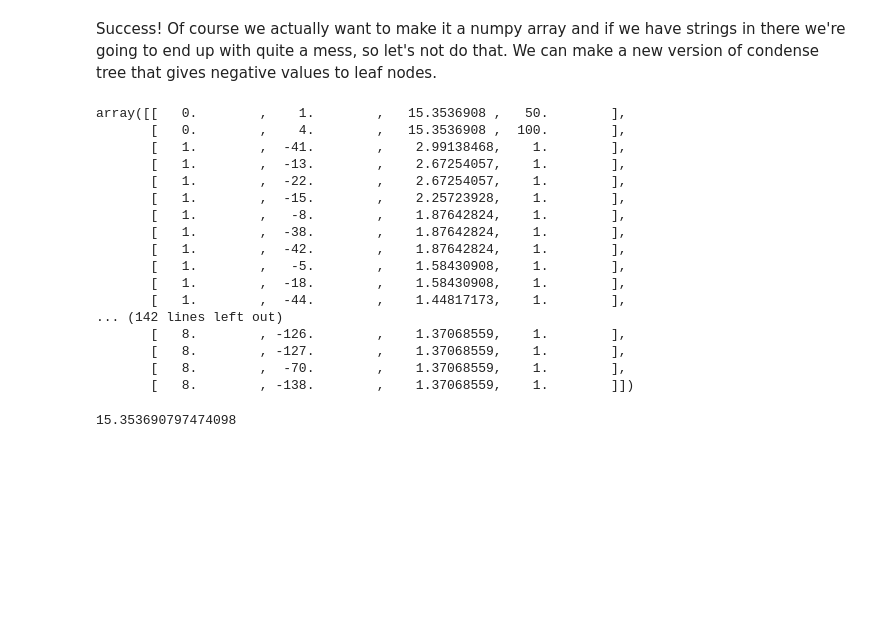
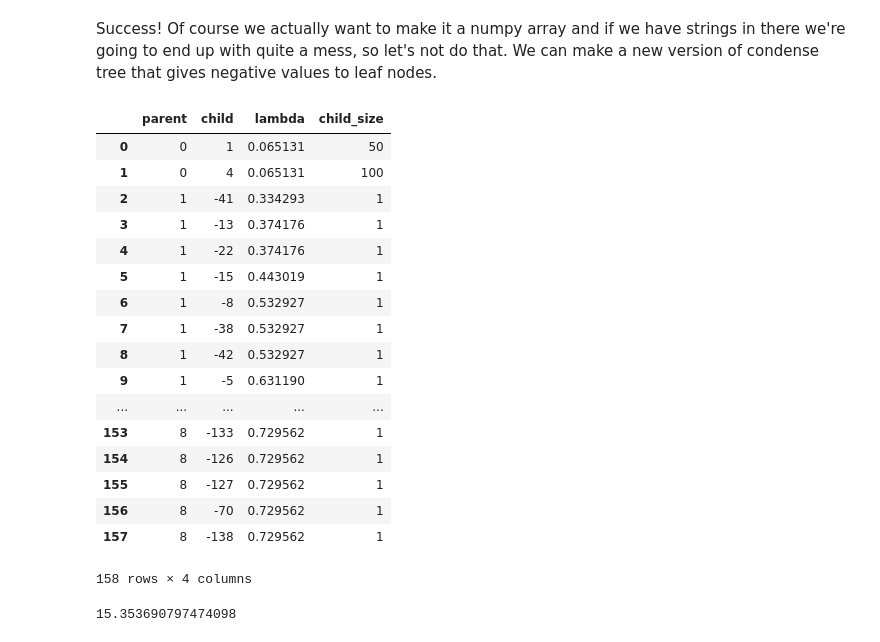
Before and after one commit to scikit-learn-contrib/hdbscan, a Jupyter notebook: ClusterTree-Copy1.ipynb, the cells around one changed output. Drawn from its saved outputs; the diff is of its cells as text; code cells hidden in the pictures; blank space fills up the shorter version.

Commit message:
Make it all pandas dataframe compatible

```diff
--- a/ClusterTree-Copy1.ipynb
+++ b/ClusterTree-Copy1.ipynb
@@ -106,16 +106,20 @@ condensed, final_id = condense_tree(hctree, 10, 0)
 Now we need to flatten the tree. The easiest way is to flatten a node into a list of parent children relations, and thn have a flatten tree function that recursively calls `flatten_node` down the whole tree.
 # %%
 def flatten_node(tree_node):
-    return [(tree_node.id, x.id, tree_node.dist, x.child_size) for x in tree_node.children
+    return [(tree_node.id, x.id, 1.0/tree_node.dist, x.child_size) for x in tree_node.children
              if tree_node.id != x.id]
 # %%
-def flatten_tree(tree):
+def flatten_tree_recursion(tree):
     if tree.is_leaf:
         return []
     result = flatten_node(tree)
     for subtree in tree.children:
-        result.extend(flatten_tree(subtree))
+        result.extend(flatten_tree_recursion(subtree))
     return result
+
+def flatten_tree(tree):
+    result = flatten_tree_recursion(tree)
+    return pd.DataFrame(result, columns=("parent","child","lambda","child_size"))
 # %%
 flatten_tree(condensed)
 # %% [output]
@@ -188,25 +193,26 @@ def condense_tree(tree, min_cluster_size=10, next_id=0):
     return result, next_id
 # %%
 condensed, final_id = condense_tree(hctree)
-np.array(flatten_tree(condensed))
+flatten_tree(condensed)
 # %% [output]
+|  | parent | child | lambda | child_size |
+| 0 | 0 | 1 | 0.065131 | 50 |
+| 1 | 0 | 4 | 0.065131 | 100 |
+| 2 | 1 | -41 | 0.334293 | 1 |
+| 3 | 1 | -13 | 0.374176 | 1 |
+| 4 | 1 | -22 | 0.374176 | 1 |
+| 5 | 1 | -15 | 0.443019 | 1 |
+| 6 | 1 | -8 | 0.532927 | 1 |
+| 7 | 1 | -38 | 0.532927 | 1 |
+| 8 | 1 | -42 | 0.532927 | 1 |
+| 9 | 1 | -5 | 0.631190 | 1 |
+| ... | ... | ... | ... | ... |
+| 153 | 8 | -133 | 0.729562 | 1 |
+| 154 | 8 | -126 | 0.729562 | 1 |
+| 155 | 8 | -127 | 0.729562 | 1 |
+| 156 | 8 | -70 | 0.729562 | 1 |
+| 157 | 8 | -138 | 0.729562 | 1 |
-array([[   0.        ,    1.        ,   15.3536908 ,   50.        ],
-       [   0.        ,    4.        ,   15.3536908 ,  100.        ],
-       [   1.        ,  -41.        ,    2.99138468,    1.        ],
-       [   1.        ,  -13.        ,    2.67254057,    1.        ],
-       [   1.        ,  -22.        ,    2.67254057,    1.        ],
-       [   1.        ,  -15.        ,    2.25723928,    1.        ],
-       [   1.        ,   -8.        ,    1.87642824,    1.        ],
-       [   1.        ,  -38.        ,    1.87642824,    1.        ],
-       [   1.        ,  -42.        ,    1.87642824,    1.        ],
-       [   1.        ,   -5.        ,    1.58430908,    1.        ],
-       [   1.        ,  -18.        ,    1.58430908,    1.        ],
-       [   1.        ,  -44.        ,    1.44817173,    1.        ],
-... (142 lines left out)
-       [   8.        , -126.        ,    1.37068559,    1.        ],
-       [   8.        , -127.        ,    1.37068559,    1.        ],
-       [   8.        ,  -70.        ,    1.37068559,    1.        ],
-       [   8.        , -138.        ,    1.37068559,    1.        ]])
+158 rows × 4 columns
 # %%
 hctree.dist
 # %% [output]
```
Also changed, not shown: parts of 1 cell of this notebook.
